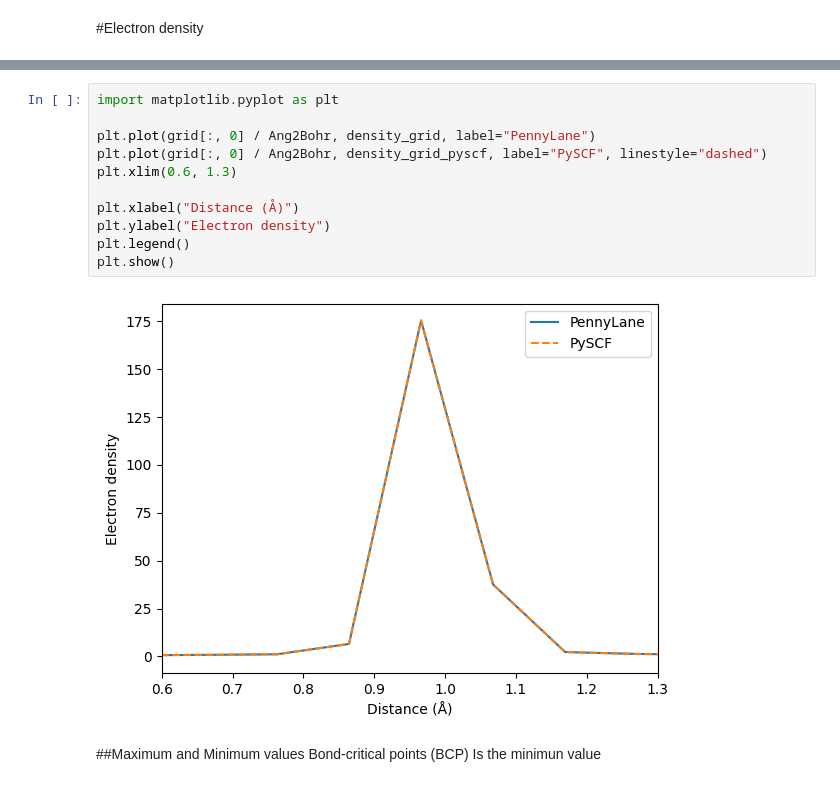
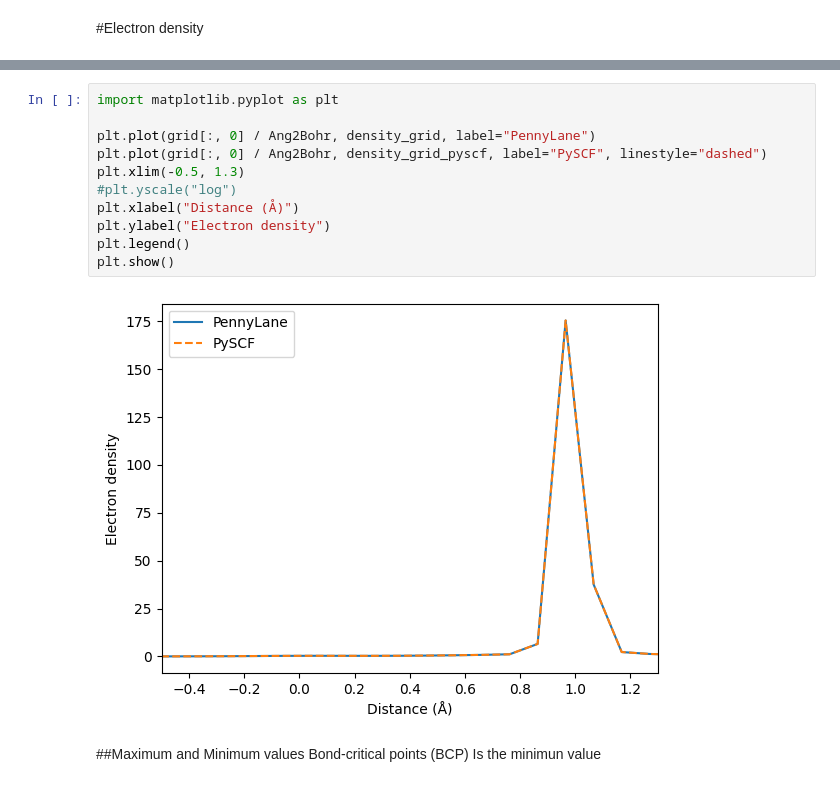
Before and after one commit to alima002/prop, a Jupyter notebook: prop_HF_vqe_active_space.ipynb, the cells around one changed output, grey strips where cells are left out. Drawn from its saved outputs; the diff is of its cells as text.

```diff
--- a/prop_HF_vqe_active_space.ipynb
+++ b/prop_HF_vqe_active_space.ipynb
@@ -404,16 +404,16 @@ print(difference)
 # %%
 import matplotlib.pyplot as plt
 
 plt.plot(grid[:, 0] / Ang2Bohr, density_grid, label="PennyLane")
 plt.plot(grid[:, 0] / Ang2Bohr, density_grid_pyscf, label="PySCF", linestyle="dashed")
-plt.xlim(0.6, 1.3)
-
+plt.xlim(-0.5, 1.3)
+#plt.yscale("log")
 plt.xlabel("Distance (Å)")
 plt.ylabel("Electron density")
 plt.legend()
 plt.show()
 # %% [output]
-[figure, old version]
+[figure, new version]
 # %% [markdown]
 ##Maximum and Minimum values
 Bond-critical points (BCP) Is the minimun value
```
Also changed, not shown: parts of 2 cells of this notebook.
